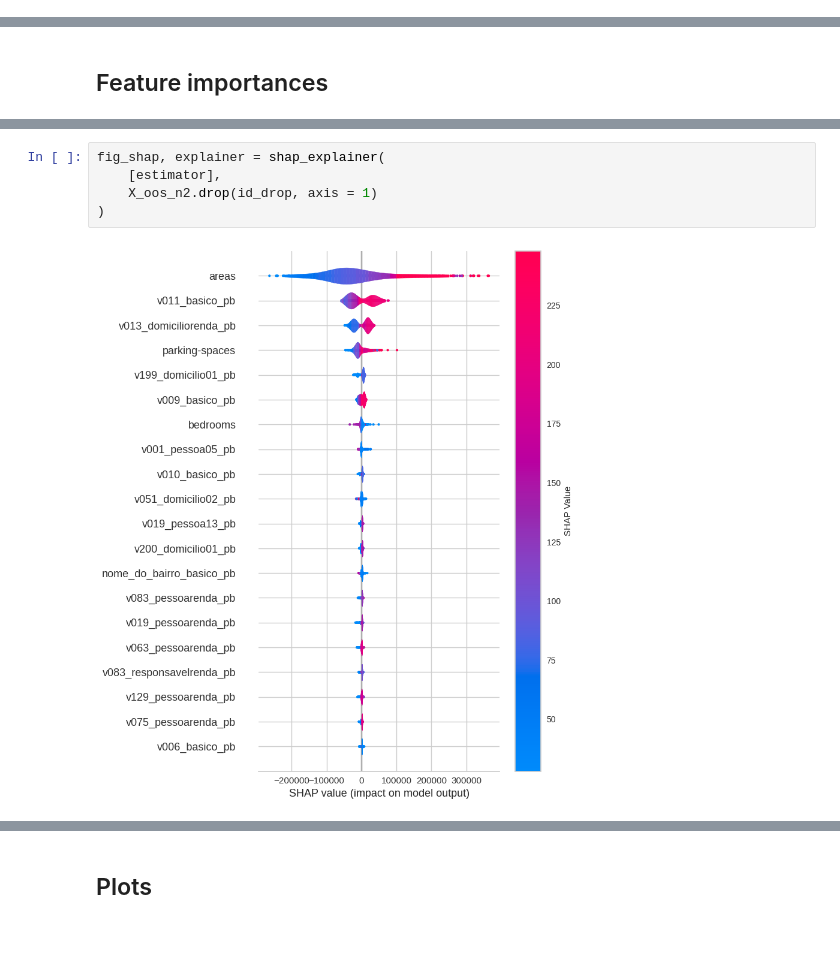
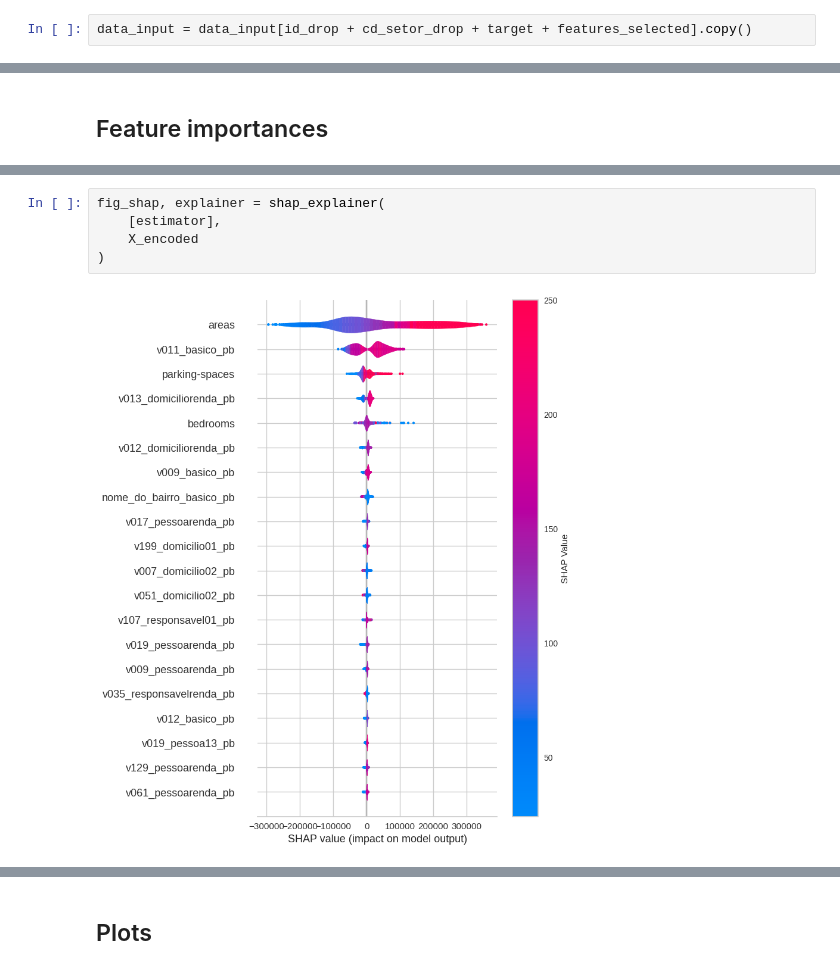
Before and after one commit to Manuelfjr/property-price-modelling, a Jupyter notebook: notebooks/n06_pipeline_pycaret.ipynb, the cells around one changed output, grey strips where cells are left out. Cells and saved outputs as stored; diff of their text form; blank space fills up the shorter version.

```diff
--- a/notebooks/n06_pipeline_pycaret.ipynb
+++ b/notebooks/n06_pipeline_pycaret.ipynb
@@ -150,0 +146,2 @@ X_oos_n1, X_oos_n2, y_oos_n1, y_oos_n2 = train_test_split(X,
+# %%
+data_input = data_input[id_drop + cd_setor_drop + target + features_selected].copy()
@@ -270,10 +222,10 @@ fig_shap, explainer = shap_explainer(
-# %%
-fig_shap, explainer = shap_explainer(
-    [estimator],
-    X_oos_n2.drop(id_drop, axis = 1)
-)
-# %% [output]
-[figure, removed]
+# %%
+fig_shap, explainer = shap_explainer(
+    [estimator],
+    X_encoded
+)
+# %% [output]
+[figure, added]
 # %%
 fig_tree_explainer = plot_feature_importance(
     feature_importances,
```
Also changed, not shown: parts of 32 cells of this notebook, 3 other files.
